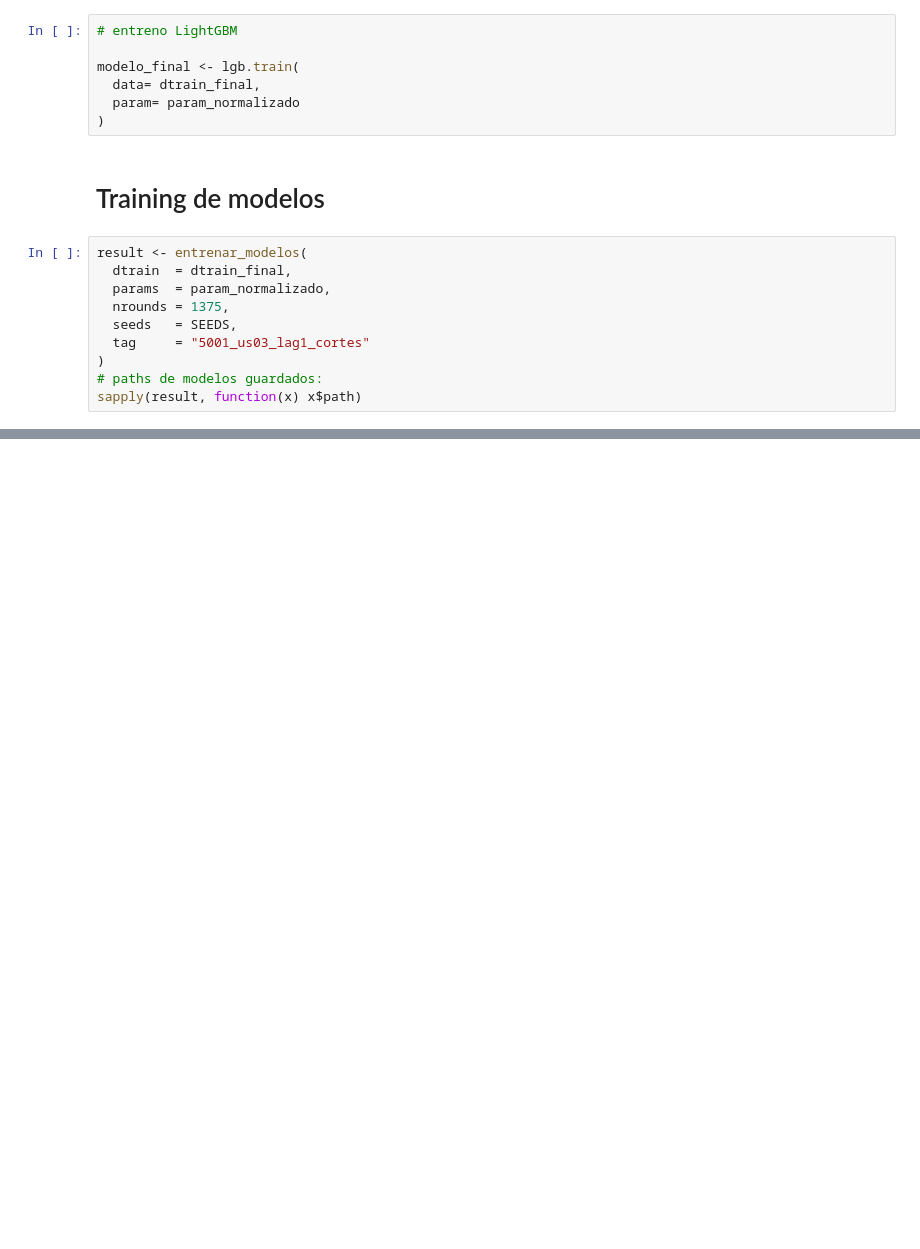
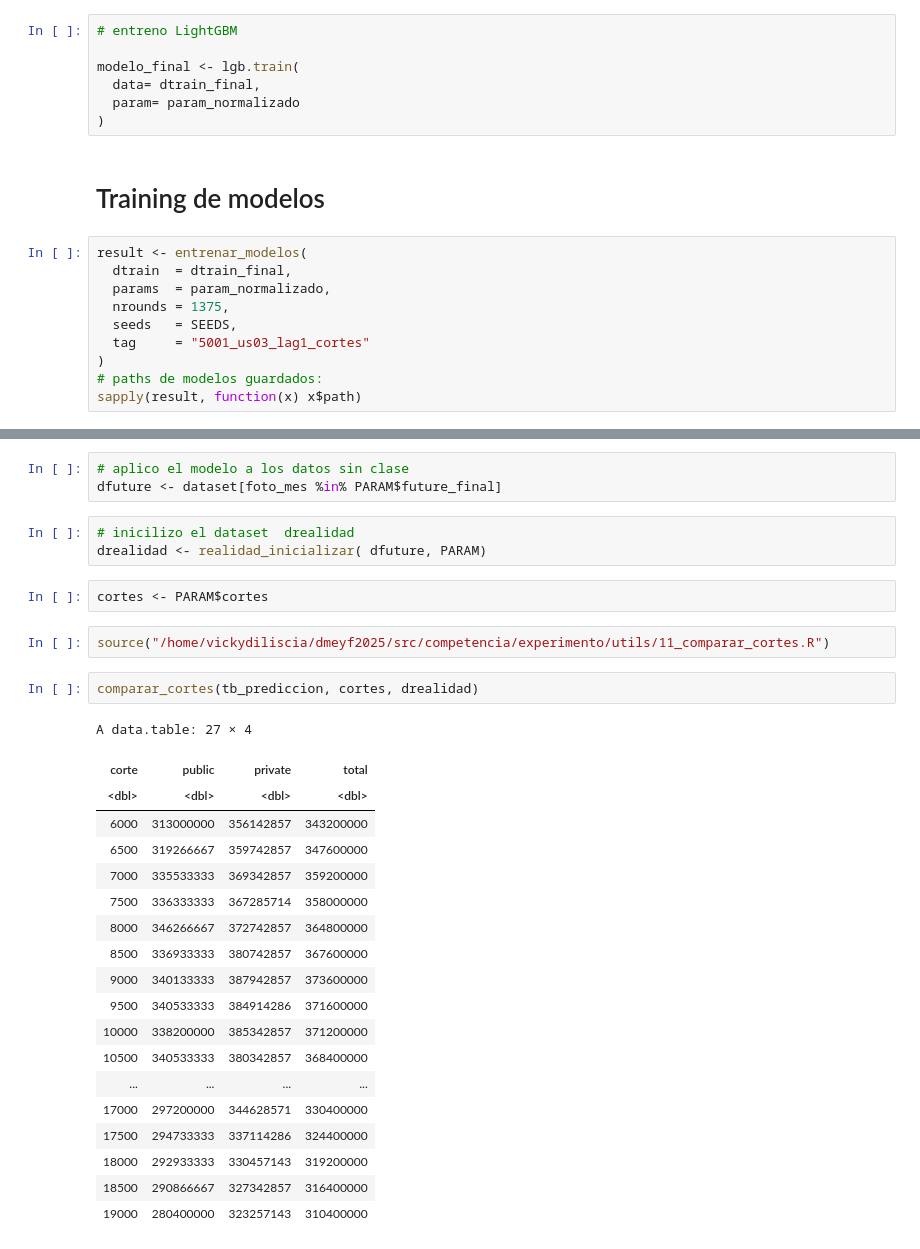
Before and after one commit to missvico/dmeyf2025, a Jupyter notebook: src/competencia/experimento/q_envios.ipynb, the cells around one changed output, grey strips where cells are left out. Saved outputs shown, nothing was run; the diff lists cells and outputs as text; blank space fills up the shorter version.

```diff
--- a/src/competencia/experimento/q_envios.ipynb
+++ b/src/competencia/experimento/q_envios.ipynb
@@ -278,0 +299,32 @@ sapply(result, function(x) x$path)
+# %%
+# aplico el modelo a los datos sin clase
+dfuture <- dataset[foto_mes %in% PARAM$future_final]
+# %%
+# inicilizo el dataset  drealidad
+drealidad <- realidad_inicializar( dfuture, PARAM)
+# %%
+cortes <- PARAM$cortes
+# %%
+source("/home/vickydiliscia/dmeyf2025/src/competencia/experimento/utils/11_comparar_cortes.R")
+# %%
+comparar_cortes(tb_prediccion, cortes, drealidad)
+# %% [output]
+A data.table: 27 × 4
+| corte | public | private | total |
+| <dbl> | <dbl> | <dbl> | <dbl> |
+| 6000 | 313000000 | 356142857 | 343200000 |
+| 6500 | 319266667 | 359742857 | 347600000 |
+| 7000 | 335533333 | 369342857 | 359200000 |
+| 7500 | 336333333 | 367285714 | 358000000 |
+| 8000 | 346266667 | 372742857 | 364800000 |
+| 8500 | 336933333 | 380742857 | 367600000 |
+| 9000 | 340133333 | 387942857 | 373600000 |
+| 9500 | 340533333 | 384914286 | 371600000 |
+| 10000 | 338200000 | 385342857 | 371200000 |
+| 10500 | 340533333 | 380342857 | 368400000 |
+| ... | ... | ... | ... |
+| 17000 | 297200000 | 344628571 | 330400000 |
+| 17500 | 294733333 | 337114286 | 324400000 |
+| 18000 | 292933333 | 330457143 | 319200000 |
+| 18500 | 290866667 | 327342857 | 316400000 |
+| 19000 | 280400000 | 323257143 | 310400000 |
```
Also changed, not shown: parts of 10 cells of this notebook, 4 other files.
